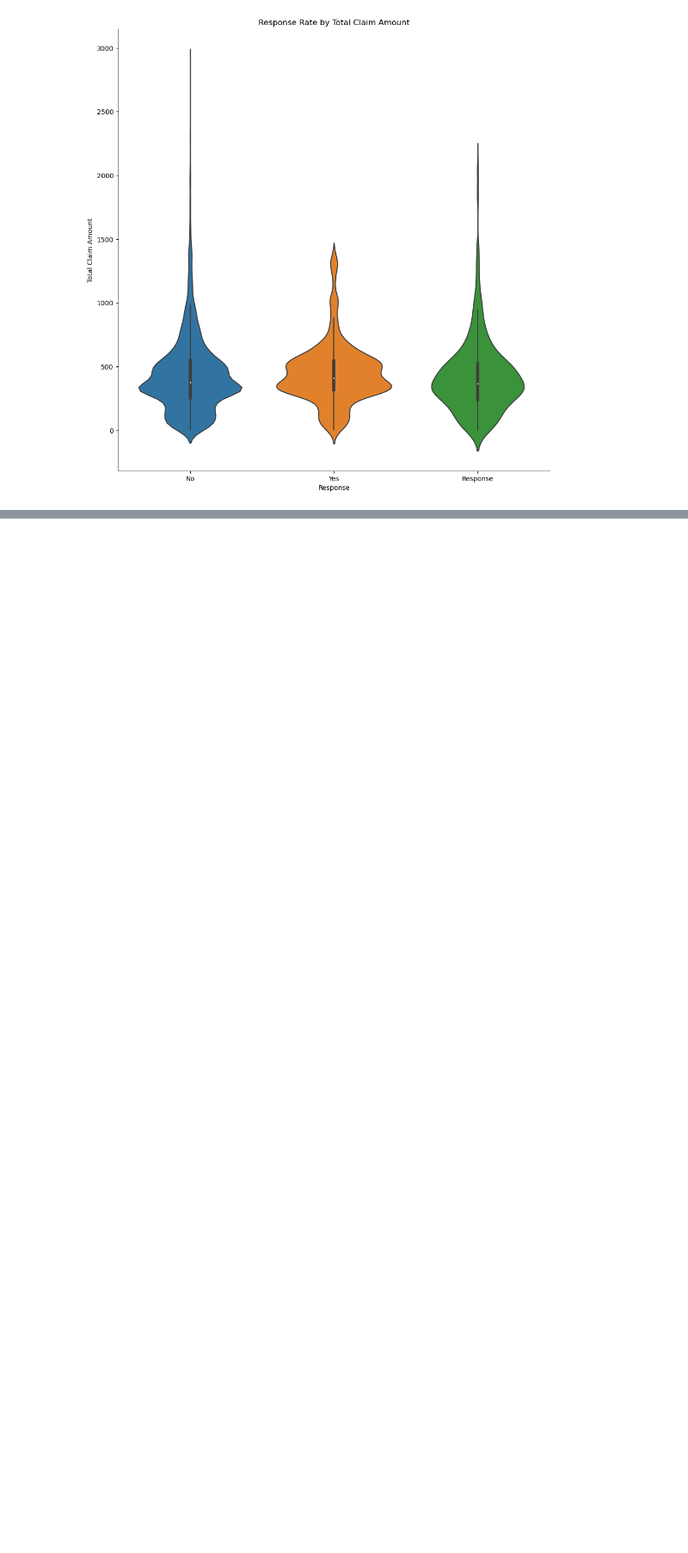
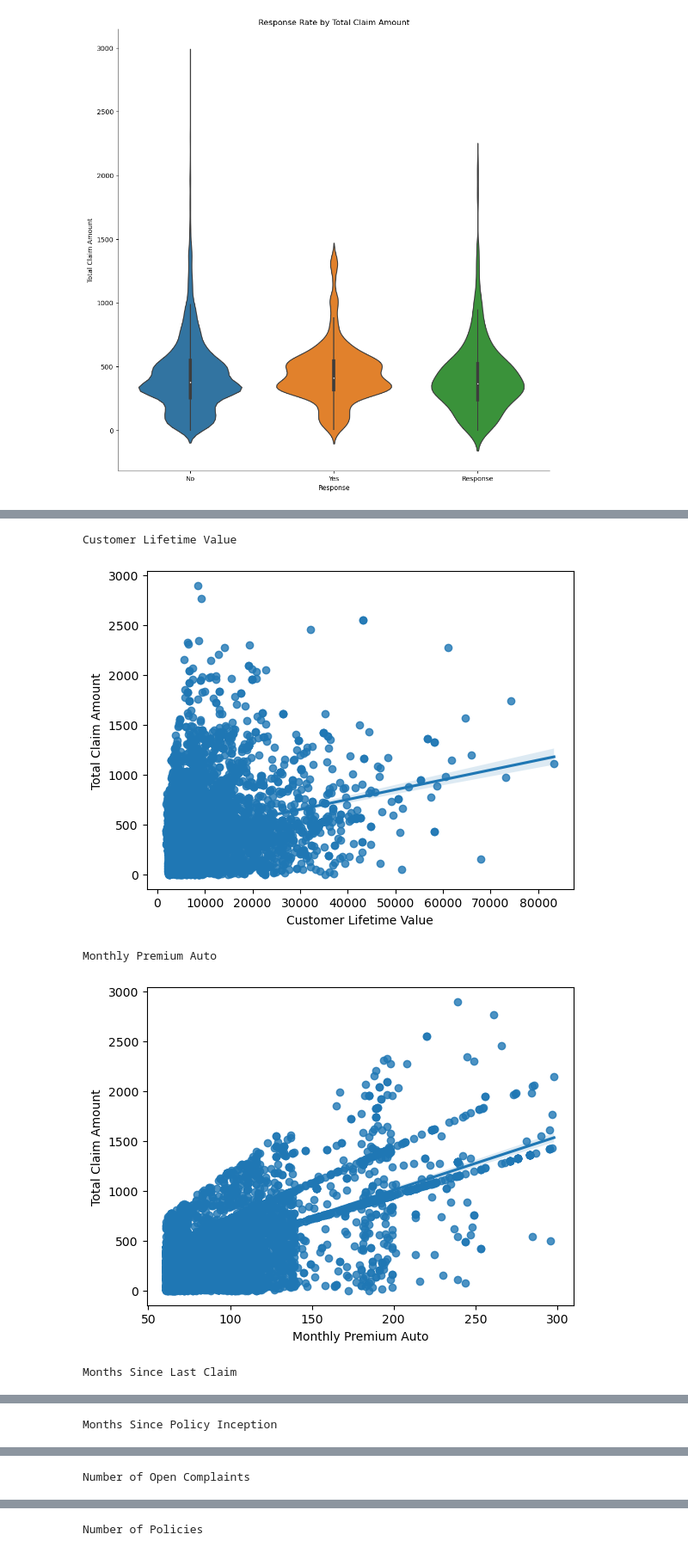
Before and after one commit to shaktipandit001/lab-customer-analysis-round-6, a Jupyter notebook: lab_customer_analysis_round_6.ipynb, the cells around one changed output, grey strips where cells are left out. Shown: that part at 86% size. Drawn from its saved outputs; the diff is of its cells as text; code cells hidden in the pictures; blank space fills up the shorter version.

```diff
--- a/lab_customer_analysis_round_6.ipynb
+++ b/lab_customer_analysis_round_6.ipynb
@@ -234,8 +241,0 @@ Index(['Unnamed: 0', 'Customer Lifetime Value', 'Income',
-# %%
-for column in ['Unnamed: 0', 'Customer Lifetime Value',
-       'Monthly Premium Auto', 'Months Since Last Claim',
-       'Months Since Policy Inception', 'Number of Open Complaints',
-       'Number of Policies', 'Total Claim Amount']:
-    print(column)
-    sns.regplot(data = df , x= column, y= "Income")
-    plt.show()
@@ -255,0 +292,14 @@ Number of Open Complaints
+# %%
+for column in ['Customer Lifetime Value',
+       'Monthly Premium Auto', 'Months Since Last Claim',
+       'Months Since Policy Inception', 'Number of Open Complaints',
+       'Number of Policies','Income' ]:
+    print(column)
+    sns.regplot(data = df , x= column, y= "Total Claim Amount")
+    plt.show()
+# %% [output]
+Customer Lifetime Value
+[figure, added]
+Monthly Premium Auto
+[figure, added]
+Months Since Last Claim
@@ -255,0 +307 @@ Number of Open Complaints
+Months Since Policy Inception
@@ -255,0 +309 @@ Number of Open Complaints
+Number of Open Complaints
@@ -255,0 +311 @@ Number of Open Complaints
+Number of Policies
```
Also changed, not shown: parts of 33 cells of this notebook.
